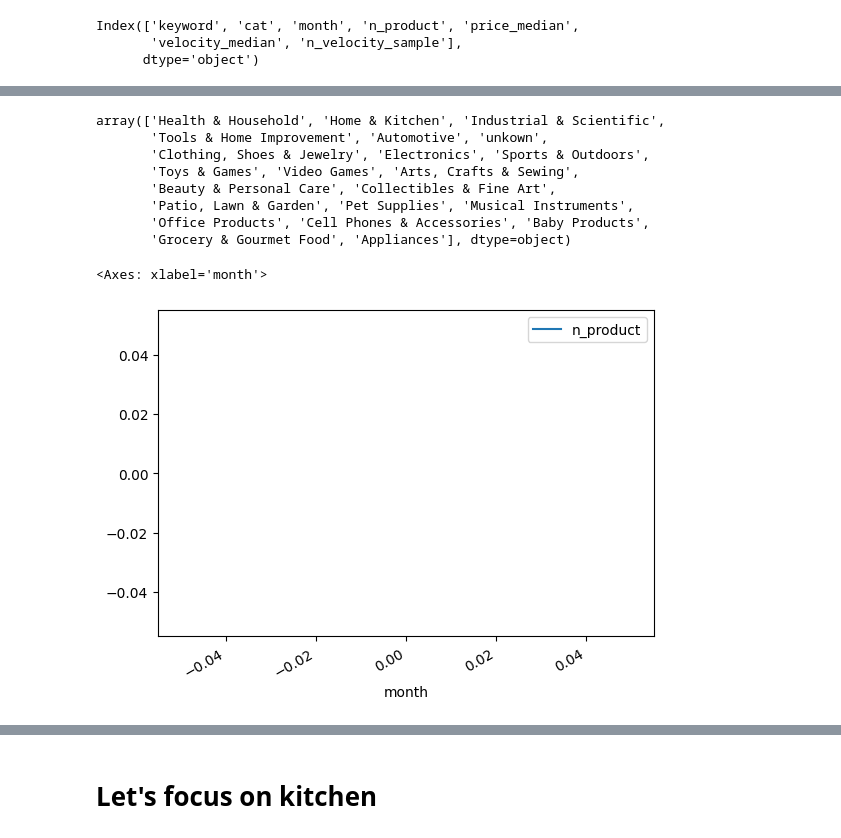
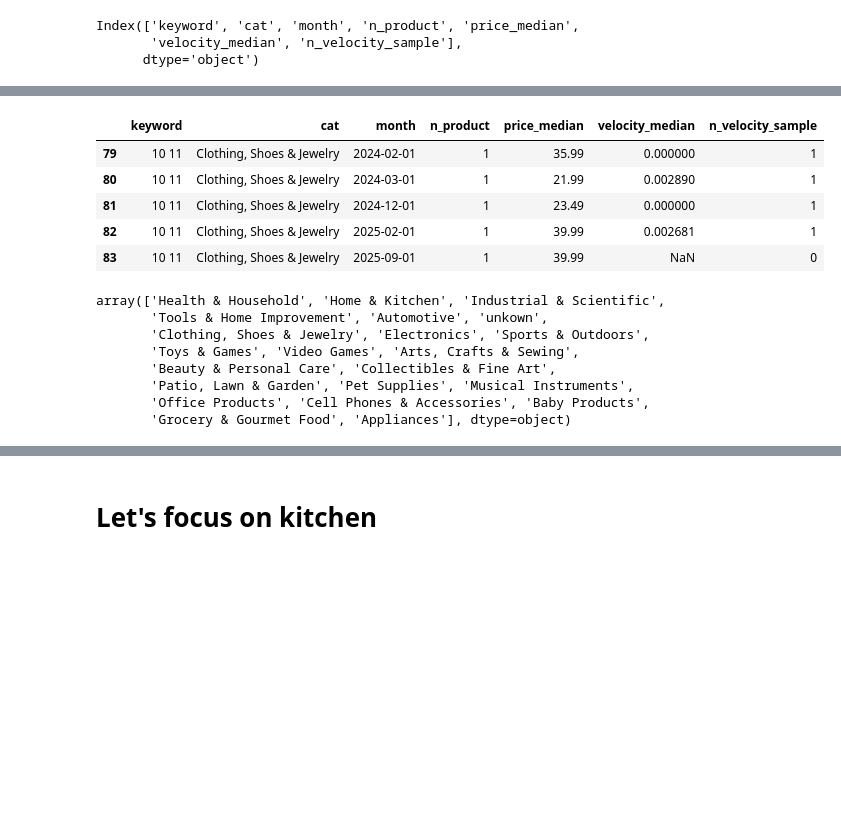
Before and after one commit to nlp4725/Amazon_seller_research_assistant, a Jupyter notebook: notebooks/amazon_seller_research_assistant.ipynb, the cells around one changed output, grey strips where cells are left out. Saved outputs shown, nothing was run; the diff lists cells and outputs as text; code cells hidden in the pictures; blank space fills up the shorter version.

```diff
--- a/notebooks/amazon_seller_research_assistant.ipynb
+++ b/notebooks/amazon_seller_research_assistant.ipynb
@@ -436,3 +447,12 @@ keyword_agg.shape
+# %%
+keyword_df.head()
+# %% [output]
+|  | keyword | cat | month | n_product | price_median | velocity_median | n_velocity_sample |
+| 79 | 10 11 | Clothing, Shoes & Jewelry | 2024-02-01 | 1 | 35.99 | 0.000000 | 1 |
+| 80 | 10 11 | Clothing, Shoes & Jewelry | 2024-03-01 | 1 | 21.99 | 0.002890 | 1 |
+| 81 | 10 11 | Clothing, Shoes & Jewelry | 2024-12-01 | 1 | 23.49 | 0.000000 | 1 |
+| 82 | 10 11 | Clothing, Shoes & Jewelry | 2025-02-01 | 1 | 39.99 | 0.002681 | 1 |
+| 83 | 10 11 | Clothing, Shoes & Jewelry | 2025-09-01 | 1 | 39.99 | NaN | 0 |
 # %%
 CATOGERIES=keyword_agg['cat'].unique()
 CATOGERIES
@@ -448,11 +468,8 @@ array(['Health & Household', 'Home & Kitchen', 'Industrial & Scientific',
 # %%
 # what is the launching trend for dog keyword?
 target="chiffon"
-cat='Appliances'
-keyword_df[keyword_df['keyword']==target][keyword_df['cat']==cat].plot(x='month',y='n_product')
+cat='Pet Supplies'
+# keyword_agg[keyword_agg['keyword']==target][keyword_agg['cat']==cat].plot(x='month',y='n_product')
-# %% [output]
-<Axes: xlabel='month'>
-[figure, removed]
 # %%
 # top 10 keywords of pet catogories
 keyword_agg[keyword_agg['cat']==cat].sort_values(by='n_product',ascending=False)[:20]
```
Also changed, not shown: parts of 41 cells of this notebook, 37 other files.
